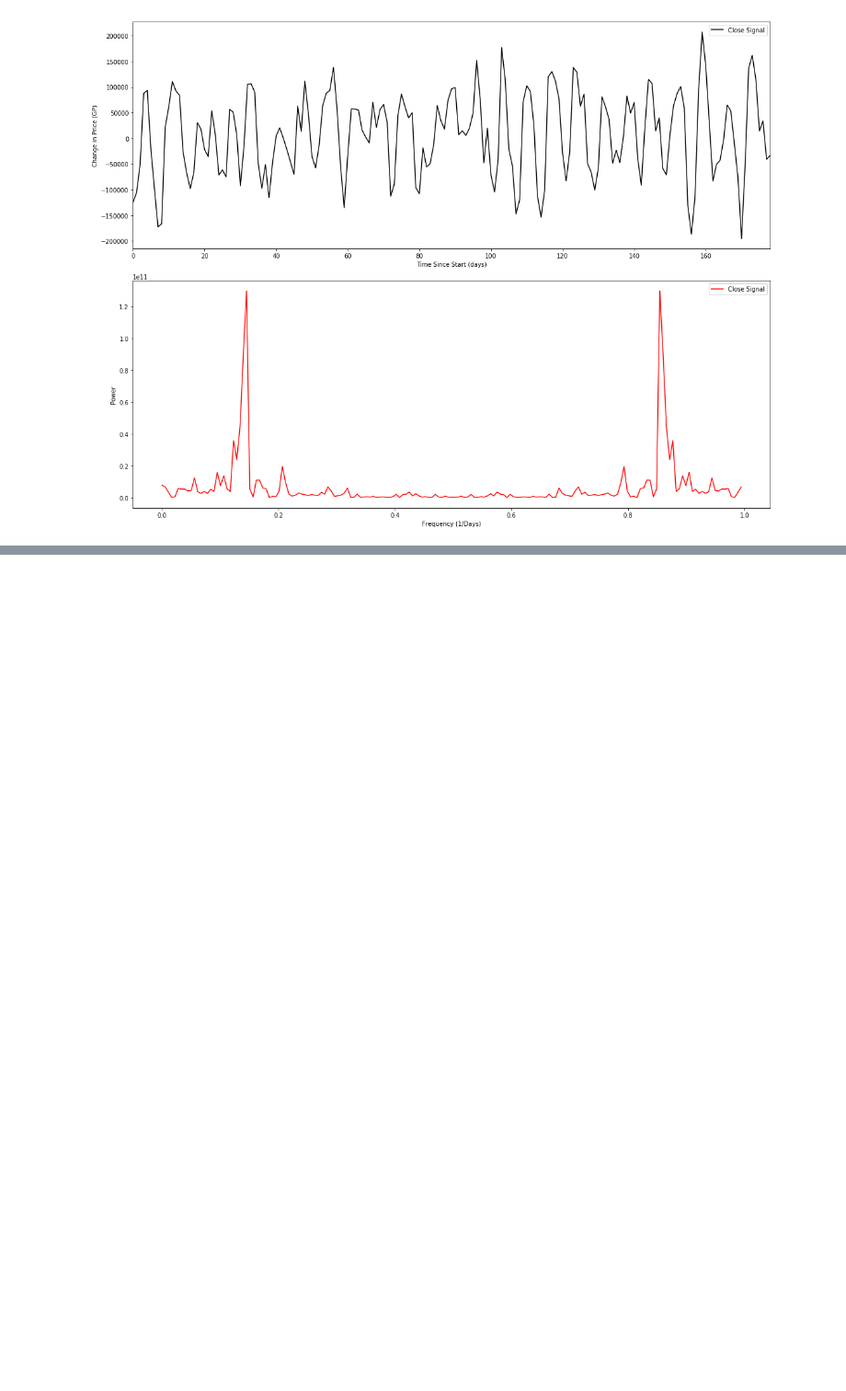
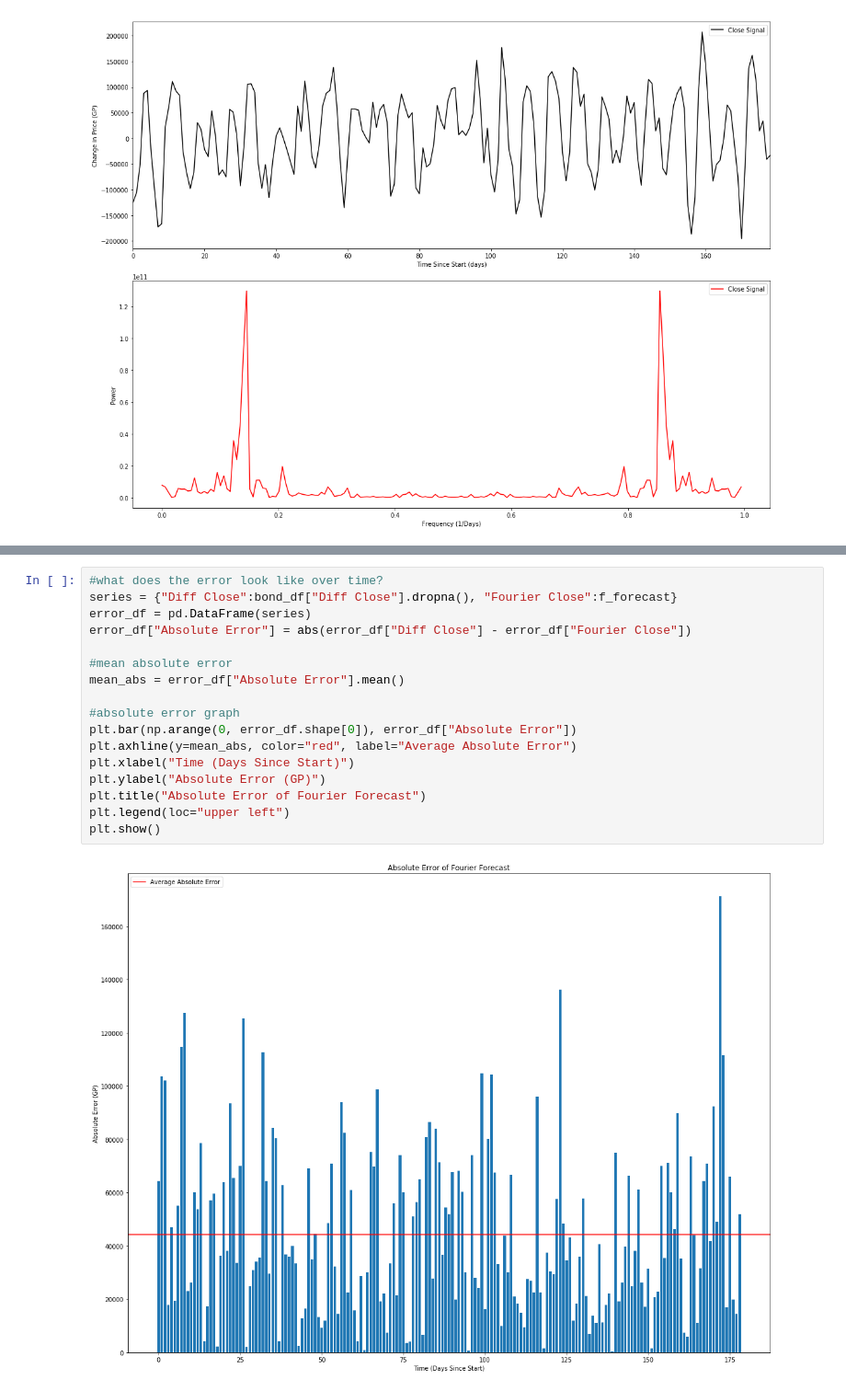
Before and after one commit to nurriol2/forecasting, a Jupyter notebook: Fourier Forecasting.ipynb, the cells around one changed output, grey strips where cells are left out. Shown at 92% size. Drawn from its saved outputs; the diff is of its cells as text; blank space fills up the shorter version.

```diff
--- a/Fourier Forecasting.ipynb
+++ b/Fourier Forecasting.ipynb
@@ -159,0 +229,19 @@ plt.show()
+# %%
+#what does the error look like over time?
+series = {"Diff Close":bond_df["Diff Close"].dropna(), "Fourier Close":f_forecast}
+error_df = pd.DataFrame(series)
+error_df["Absolute Error"] = abs(error_df["Diff Close"] - error_df["Fourier Close"])
+
+#mean absolute error
+mean_abs = error_df["Absolute Error"].mean()
+
+#absolute error graph
+plt.bar(np.arange(0, error_df.shape[0]), error_df["Absolute Error"])
+plt.axhline(y=mean_abs, color="red", label="Average Absolute Error")
+plt.xlabel("Time (Days Since Start)")
+plt.ylabel("Absolute Error (GP)")
+plt.title("Absolute Error of Fourier Forecast")
+plt.legend(loc="upper left")
+plt.show()
+# %% [output]
+[figure, added]
```
Also changed, not shown: parts of 29 cells of this notebook.
